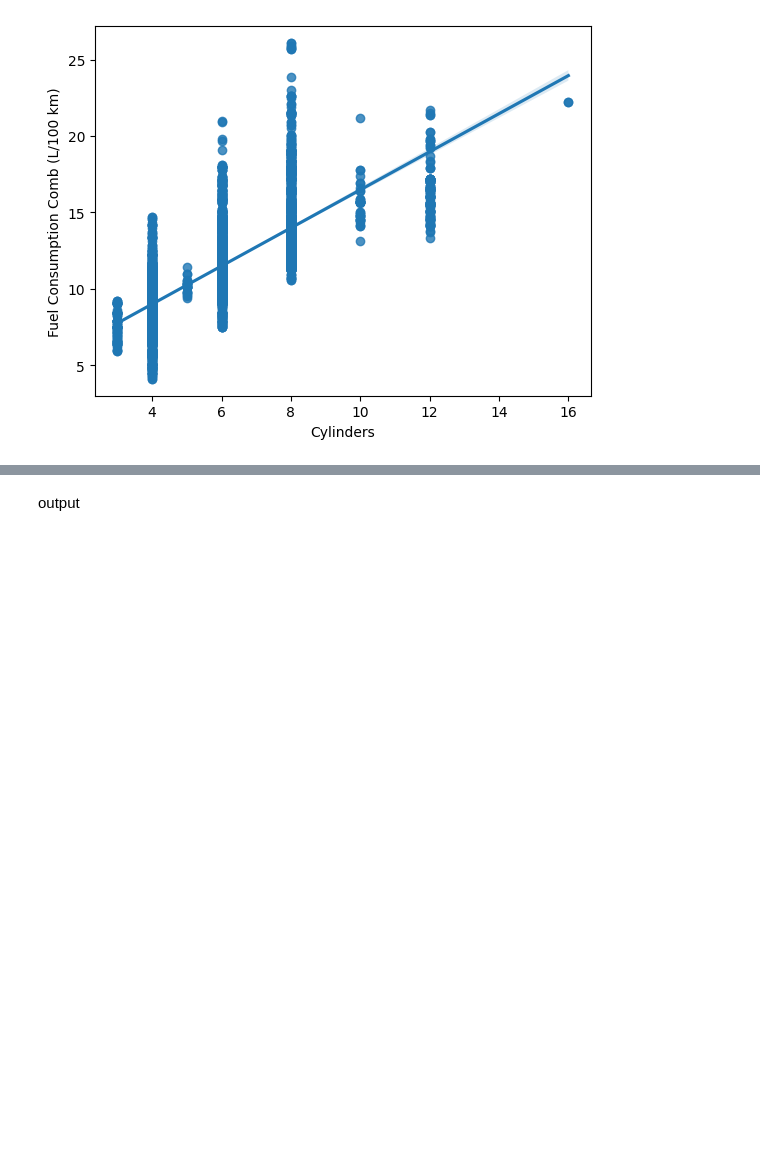
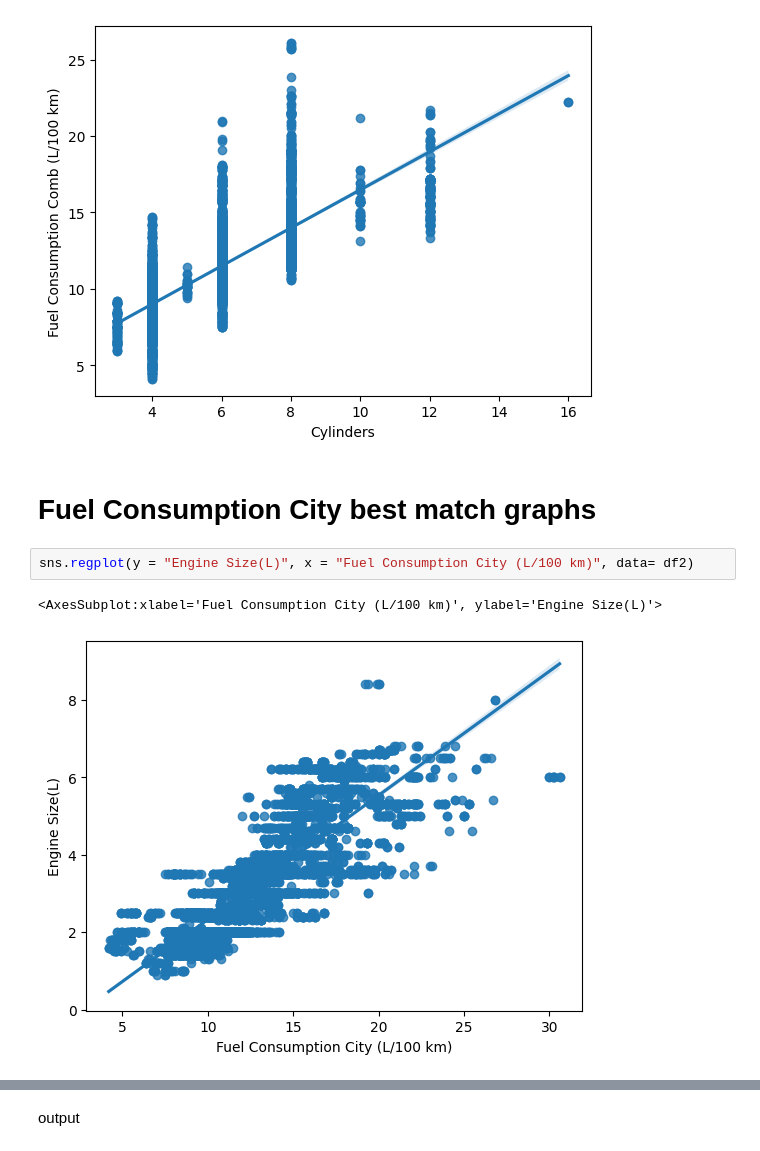
Before and after one commit to Gabecodex/Cars_Emisions_Canada, a Jupyter notebook: notebook.ipynb, the cells around one changed output, grey strips where cells are left out. Saved outputs shown, nothing was run; the diff lists cells and outputs as text; blank space fills up the shorter version.

Commit message:
final plot load

```diff
--- a/notebook.ipynb
+++ b/notebook.ipynb
@@ -332,3 +327,10 @@ sns.regplot(x = "Cylinders", y = 'Fuel Consumption Comb (L/100 km)', data= df2)
 # %% [output]
 <AxesSubplot:xlabel='Cylinders', ylabel='Fuel Consumption Comb (L/100 km)'>
 [figure]
+# %% [markdown]
+# **Fuel Consumption City** best match graphs
+# %%
+sns.regplot(y = "Engine Size(L)", x = "Fuel Consumption City (L/100 km)", data= df2)
+# %% [output]
+<AxesSubplot:xlabel='Fuel Consumption City (L/100 km)', ylabel='Engine Size(L)'>
+[figure, added]
```
Also changed, not shown: parts of 16 cells of this notebook.
